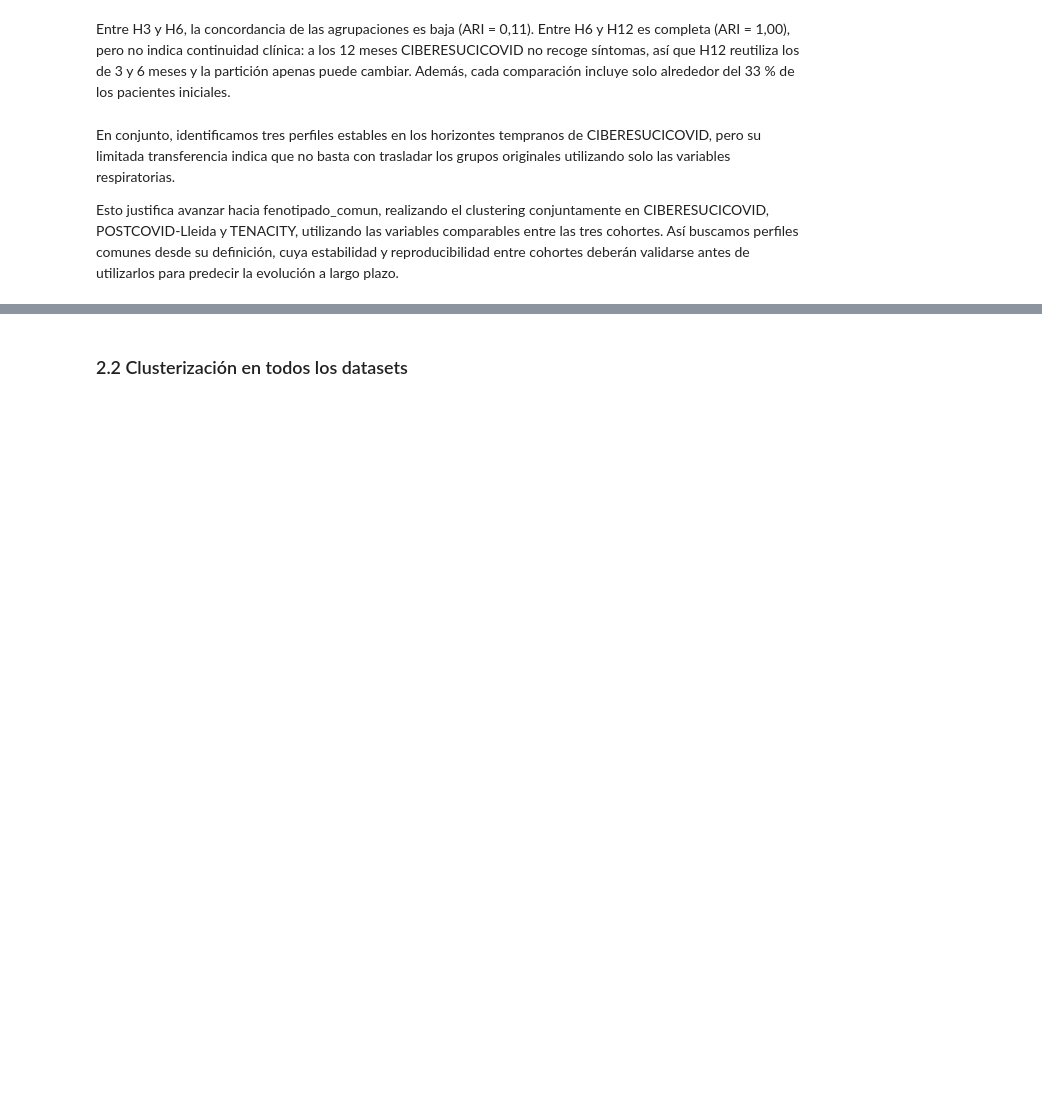
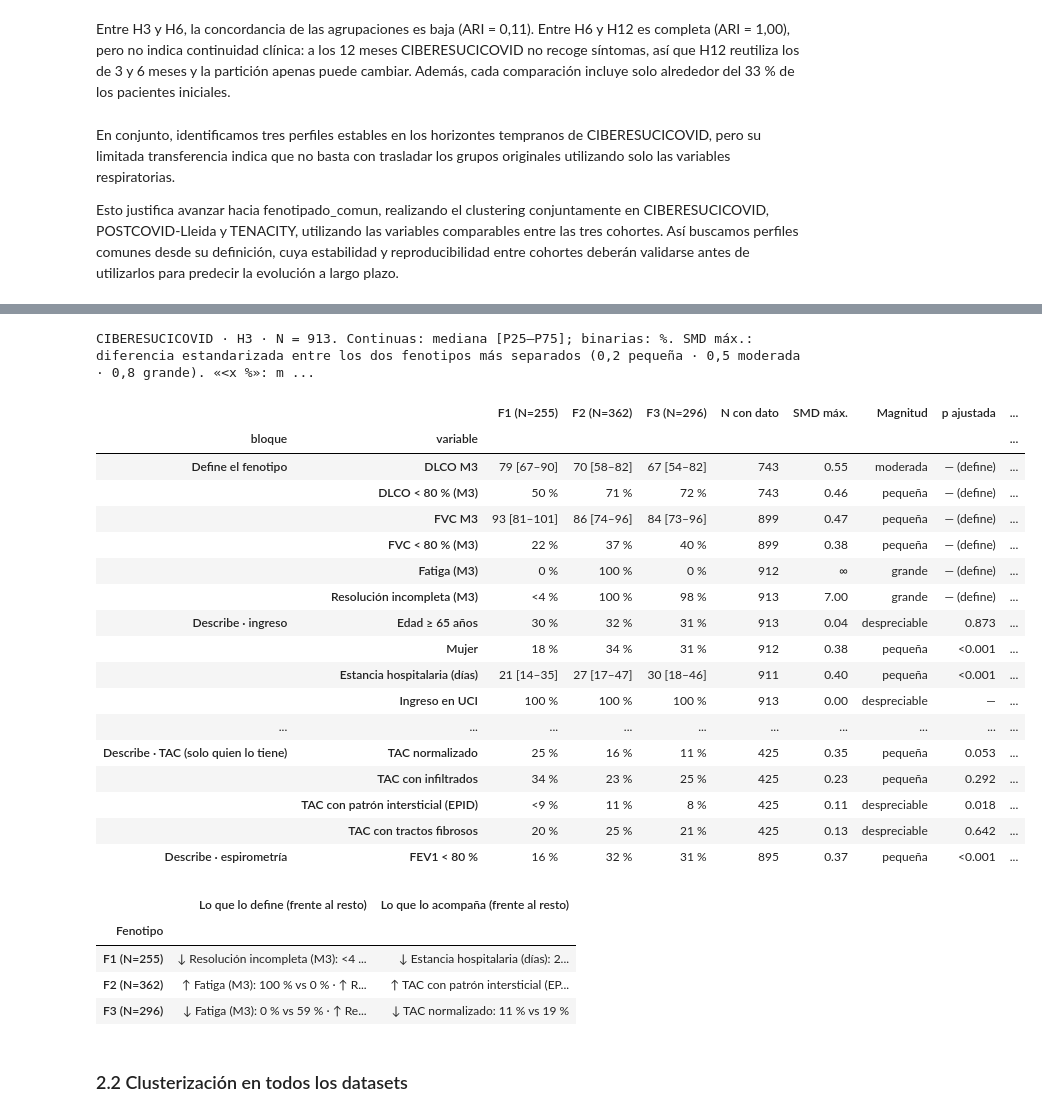
Before and after one commit to Nil-Muriach/Respira_Hackathon, a Jupyter notebook: main.ipynb, the cells around one changed output, grey strips where cells are left out. Drawn from its saved outputs; the diff is of its cells as text; code cells hidden in the pictures; blank space fills up the shorter version.

Commit message:
Taules clustering

```diff
--- a/main.ipynb
+++ b/main.ipynb
@@ -750,3 +754,59 @@ Esto justifica avanzar hacia fenotipado_comun, realizando el clustering conjunta
+# %%
+from src import fichas
+
+# Tabla de diferencias entre los fenotipos de CIBERESUCICOVID en el horizonte de config.yaml (H3).
+# «Define»: variables del clustering. «Describe»: ingreso y seguimiento, que no entran en el clustering.
+H_FICHA = cfg["fichas"]["horizonte"]
+r = resultados[H_FICHA]
+ids, visitas = r["desc"].index, FC["horizontes"][H_FICHA]
+fen = pd.Series([nombre_f(c) for c in r["lab"]], index=ids)
+
+d_def, i_def = fichas.variables_definicion(r["desc"], r["cols"], cfg)
+d_ing, i_ing = fichas.variables_ingreso(pacientes.set_index("subject_id").reindex(ids),
+                                        FC["descripcion"]["ingreso_binarias"], cfg)
+seguimiento, i_seg = {}, []
+for regla, bloque, variables in [("alguna", "Describe · eventos hasta la visita", FC["descripcion"]["eventos"]),
+                                 ("alguna", "Describe · TAC (solo quien lo tiene)", FC["descripcion"]["imagen"]),
+                                 ("ultima", "Describe · espirometría", FC["descripcion"]["otras"])]:
+    for v in variables:
+        seguimiento[v] = F.estado_hasta(medidas, cfg, DESC, ids, v, visitas, regla)
+        i_seg.append({"col": v, "bloque": bloque, "variable": fichas.etiqueta_estado(v, cfg), "binaria": True})
+
+datos = pd.concat([d_def, d_ing, pd.DataFrame(seguimiento, index=ids)], axis=1)
+diferencias, retratos = fichas.tabla_diferencias(datos, i_def + i_ing + i_seg, fen, cfg)
+diferencias.to_csv(TAB / f"03_diferencias_fenotipos_{H_FICHA}.csv")
+retratos.to_csv(TAB / f"03_retratos_fenotipos_{H_FICHA}.csv")
+
+print(f"{ETQ[DESC]} · {H_FICHA} · N = {len(fen)}. Continuas: mediana [P25–P75]; binarias: %. "
+      "SMD máx.: diferencia estandarizada entre los dos fenotipos más separados (0,2 pequeña · 0,5 moderada · 0,8 grande). "
+      "«<x %»: menos de 10 casos. Las variables que definen el fenotipo no llevan p: difieren por construcción.")
+display(diferencias)
+display(retratos)
+# %% [output]
+CIBERESUCICOVID · H3 · N = 913. Continuas: mediana [P25–P75]; binarias: %. SMD máx.: diferencia estandarizada entre los dos fenotipos más separados (0,2 pequeña · 0,5 moderada · 0,8 grande). «<x %»: m ...
+|  |  | F1 (N=255) | F2 (N=362) | F3 (N=296) | N con dato | SMD máx. | Magnitud | p ajustada | ... |
+| bloque | variable |  |  |  |  |  |  |  | ... |
+| Define el fenotipo | DLCO M3 | 79 [67–90] | 70 [58–82] | 67 [54–82] | 743 | 0.55 | moderada | — (define) | ... |
+|  | DLCO < 80 % (M3) | 50 % | 71 % | 72 % | 743 | 0.46 | pequeña | — (define) | ... |
+|  | FVC M3 | 93 [81–101] | 86 [74–96] | 84 [73–96] | 899 | 0.47 | pequeña | — (define) | ... |
+|  | FVC < 80 % (M3) | 22 % | 37 % | 40 % | 899 | 0.38 | pequeña | — (define) | ... |
+|  | Fatiga (M3) | 0 % | 100 % | 0 % | 912 | ∞ | grande | — (define) | ... |
+|  | Resolución incompleta (M3) | <4 % | 100 % | 98 % | 913 | 7.00 | grande | — (define) | ... |
+| Describe · ingreso | Edad ≥ 65 años | 30 % | 32 % | 31 % | 913 | 0.04 | despreciable | 0.873 | ... |
+|  | Mujer | 18 % | 34 % | 31 % | 912 | 0.38 | pequeña | <0.001 | ... |
+|  | Estancia hospitalaria (días) | 21 [14–35] | 27 [17–47] | 30 [18–46] | 911 | 0.40 | pequeña | <0.001 | ... |
+|  | Ingreso en UCI | 100 % | 100 % | 100 % | 913 | 0.00 | despreciable | — | ... |
+| ... | ... | ... | ... | ... | ... | ... | ... | ... | ... |
+| Describe · TAC (solo quien lo tiene) | TAC normalizado | 25 % | 16 % | 11 % | 425 | 0.35 | pequeña | 0.053 | ... |
+|  | TAC con infiltrados | 34 % | 23 % | 25 % | 425 | 0.23 | pequeña | 0.292 | ... |
+|  | TAC con patrón intersticial (EPID) | <9 % | 11 % | 8 % | 425 | 0.11 | despreciable | 0.018 | ... |
+|  | TAC con tractos fibrosos | 20 % | 25 % | 21 % | 425 | 0.13 | despreciable | 0.642 | ... |
+| Describe · espirometría | FEV1 < 80 % | 16 % | 32 % | 31 % | 895 | 0.37 | pequeña | <0.001 | ... |
+|  | Lo que lo define (frente al resto) | Lo que lo acompaña (frente al resto) |
+| Fenotipo |  |  |
+| F1 (N=255) | ↓ Resolución incompleta (M3): <4 ... | ↓ Estancia hospitalaria (días): 2... |
+| F2 (N=362) | ↑ Fatiga (M3): 100 % vs 0 % · ↑ R... | ↑ TAC con patrón intersticial (EP... |
+| F3 (N=296) | ↓ Fatiga (M3): 0 % vs 59 % · ↑ Re... | ↓ TAC normalizado: 11 % vs 19 % |
 # %% [markdown]
 ### 2.2 Clusterización en todos los datasets
 # %% [markdown]
```
Also changed, not shown: parts of 3 cells of this notebook, 4 other files.
